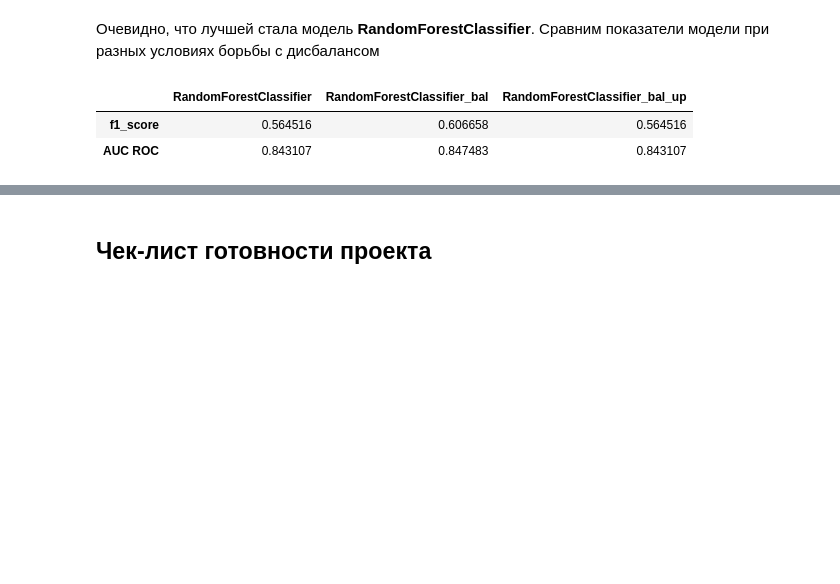
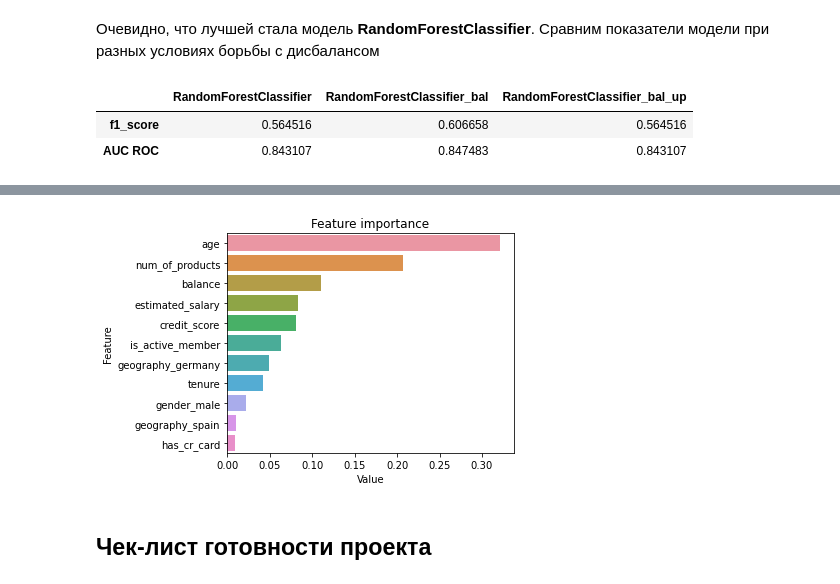
Before and after one commit to dmch1612/bank-customer-churn-modeling, a Jupyter notebook: bank-customer-churn-modeling.ipynb, the cells around one changed output, grey strips where cells are left out. Drawn from its saved outputs; the diff is of its cells as text; code cells hidden in the pictures; blank space fills up the shorter version.

```diff
--- a/bank-customer-churn-modeling.ipynb
+++ b/bank-customer-churn-modeling.ipynb
@@ -809,3 +886,13 @@ result3_df
+# %%
+import seaborn as sns
+feature_importance = best_clf_rfc_bal.feature_importances_
+feature_imp = pd.DataFrame(sorted(zip(feature_importance, X_train.columns)), columns=['Value','Feature'])
+sns.barplot(x="Value", y="Feature", data=feature_imp.sort_values(by="Value", ascending=False))
+plt.title('Feature importance')
+plt.tight_layout()
+plt.show();
+# %% [output]
+[figure, added]
 # %% [markdown]
 ## Чек-лист готовности проекта
 # %% [markdown]
```
Also changed, not shown: parts of 22 cells of this notebook, 1 other file.
